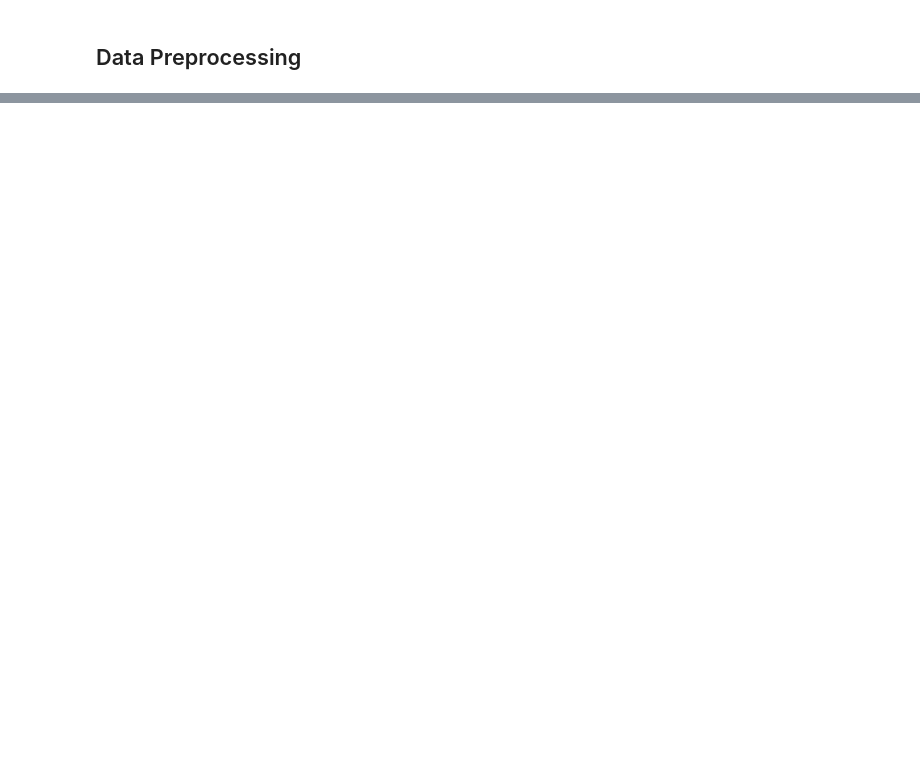
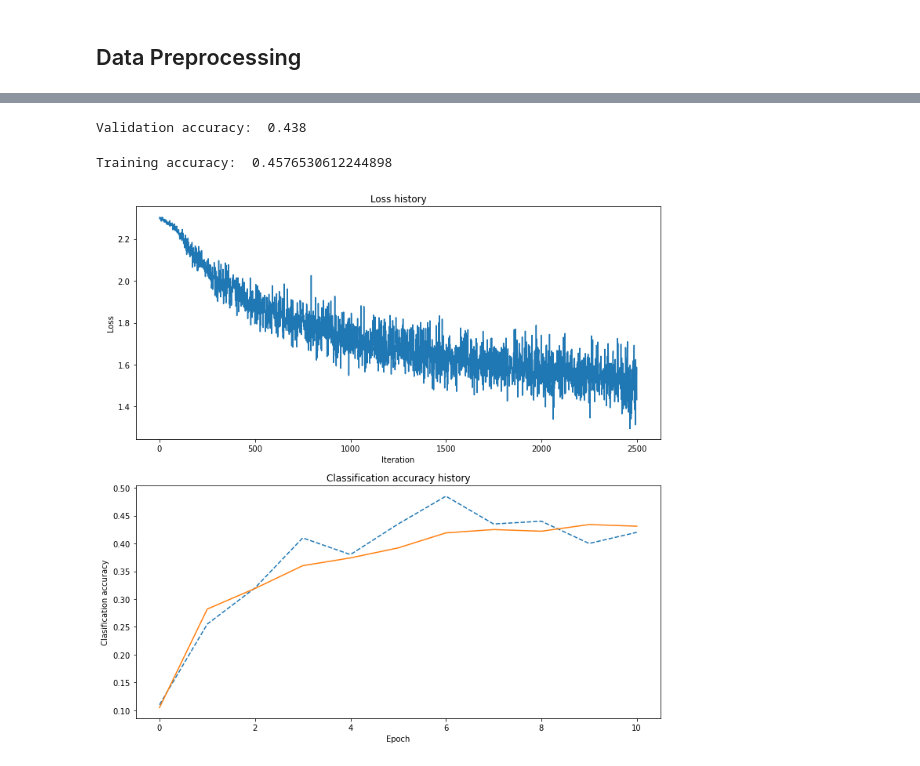
Before and after one commit to YarinBou/Deep-Learning, a Jupyter notebook: HW2.ipynb, the cells around one changed output, grey strips where cells are left out. Saved outputs shown, nothing was run; the diff lists cells and outputs as text; code cells hidden in the pictures; blank space fills up the shorter version.

```diff
--- a/HW2.ipynb
+++ b/HW2.ipynb
@@ -712,0 +578,17 @@ The End
+# %%
+np.random.seed(42)
+x = np.random.randn(10, 2, 3)
+w = np.random.randn(6, 5)
+b = np.random.randn(5)
+dout = np.random.randn(10, 5)
+
+dx_num = eval_numerical_gradient_array(lambda x: fc_relu_forward(x, w, b)[0], x, dout)
+dw_num = eval_numerical_gradient_array(lambda w: fc_relu_forward(x, w, b)[0], w, dout)
+db_num = eval_numerical_gradient_array(lambda b: fc_relu_forward(x, w, b)[0], b, dout)
+
+out, cache = fc_relu_forward(x,w,b)
+dx, dw, db = fc_relu_backward(dout, cache)
+
+assert np.isclose(dw, dw_num, rtol=1e-8).all() # simple test
+assert np.isclose(dx, dx_num, rtol=1e-8).all() # simple test
+assert np.isclose(db, db_num, rtol=1e-8).all() # simple test
@@ -712,0 +842,9 @@ The End
+# %%
+input_size = 32 * 32 * 3
+hidden_size = 50
+num_classes = 10
+model = ThreeLayerNet(input_size, hidden_size, num_classes)
+# %%
+stats = model.train(X_train, y_train, X_val, y_val,
+            num_iters=2500, batch_size=200,
+            learning_rate=1e-3, reg=0, verbose=True)
@@ -712,0 +869,27 @@ The End
+# %%
+val_acc = (model.predict(X_val) == y_val).mean()
+print ('Validation accuracy: ', val_acc)
+# %% [output]
+Validation accuracy:  0.438
+# %%
+train_acc = (model.predict(X_train) == y_train).mean()
+print ('Training accuracy: ', train_acc)
+# %% [output]
+Training accuracy:  0.4576530612244898
+# %%
+# Plot the loss function and train / validation accuracies
+plt.subplot(2, 1, 1)
+plt.plot(stats['loss_history'])
+plt.title('Loss history')
+plt.xlabel('Iteration')
+plt.ylabel('Loss')
+
+plt.subplot(2, 1, 2)
+plt.plot(stats['train_acc_history'], label='train',linestyle='dashed')
+plt.plot(stats['val_acc_history'], label='val')
+plt.title('Classification accuracy history')
+plt.xlabel('Epoch')
+plt.ylabel('Clasification accuracy')
+plt.show()
+# %% [output]
+[figure, added]
```
Also changed, not shown: parts of 83 cells of this notebook.
